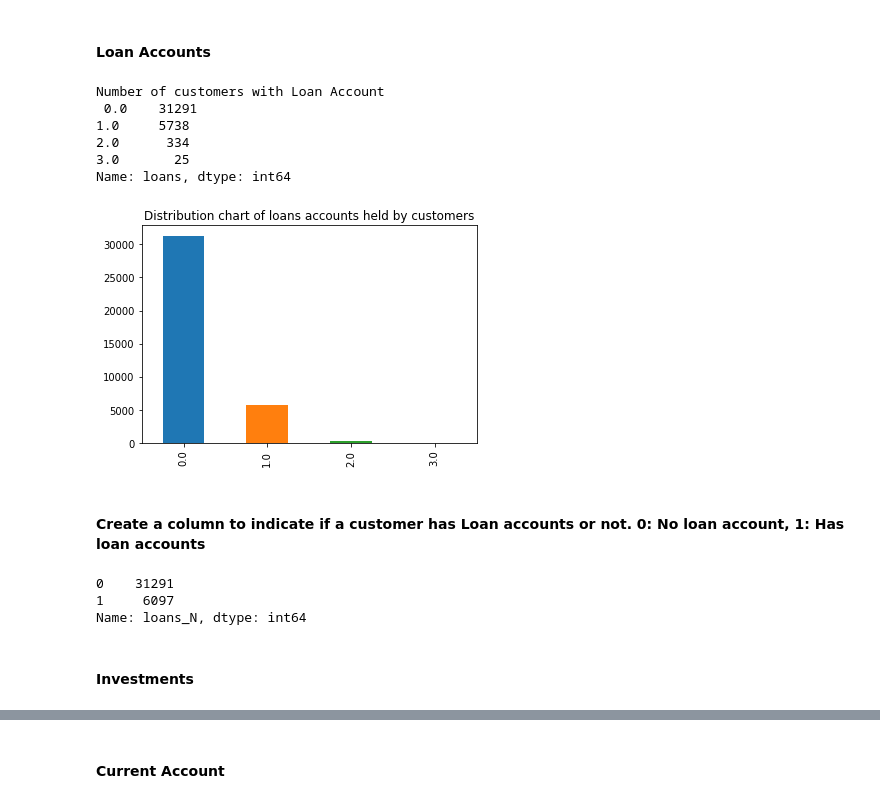
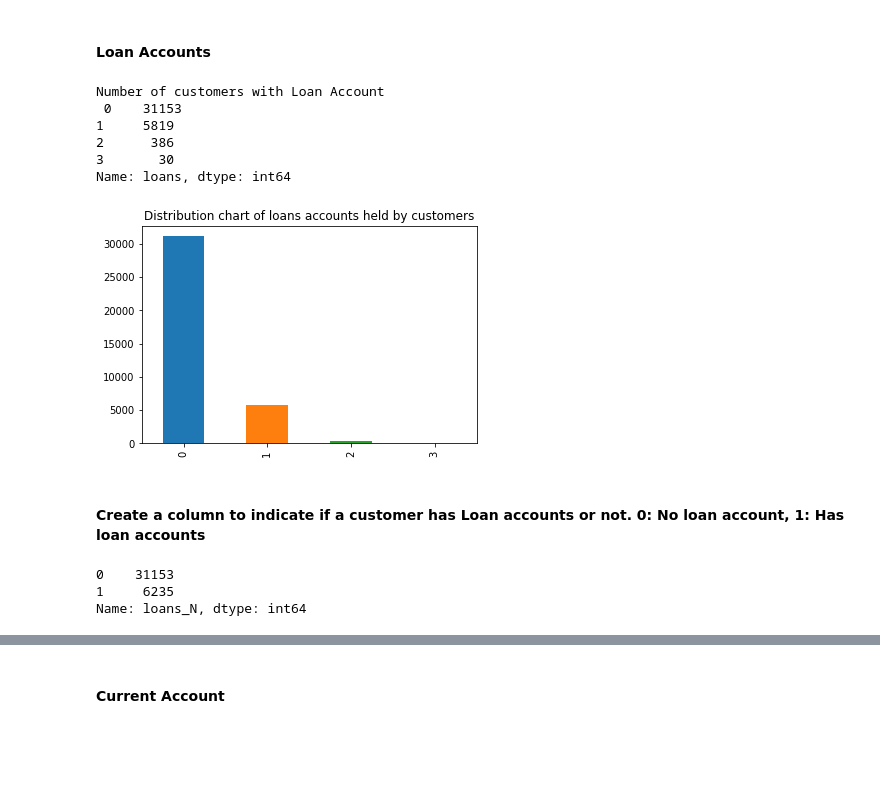
Before and after one commit to yilingzeroone/KE5206CI_CA1SVM, a Jupyter notebook: CA2.ipynb, the cells around one changed output, grey strips where cells are left out. Cells and saved outputs as stored; diff of their text form; code cells hidden in the pictures; blank space fills up the shorter version.

```diff
--- a/CA2.ipynb
+++ b/CA2.ipynb
@@ -220,4 +179,5 @@ appended-encoded shape: (37388, 49)
 # %% [markdown]
 ### Count the number of loan accounts each customer holds
 # %%
-dAnalysisOH['loans'] = dAnalysisOH.apply(lambda row: row.Mortgage + row.credit_Card + row.direct_Debit  + row.Taxes, axis=1)
+dAnalysis['loans'] = dAnalysis.apply(lambda row: row.Mortgage + row.credit_Card + row.direct_Debit  + row.Taxes
+                                         + row.derivative_account + row.securities, axis=1)
@@ -228,7 +184,7 @@ dAnalysisOH['investments'] = dAnalysisOH.apply(lambda row: row.derivative_accoun
 # %% [markdown]
 ### Count the number of savings account each customer holds
 # %%
-dAnalysisOH['savings'] = dAnalysisOH.apply (lambda row: row.payroll_Account
+dAnalysis['savings'] = dAnalysis.apply (lambda row: row.payroll_Account
                                             + row.junior_Account + row.joint_account + row.individual_Account
                                             + row.individual_Plus + row.short_term + row.medium_term + row.long_term
                                             + row.e_account + row.Funds + row.Pensions
@@ -252,8 +208,8 @@ Name: savings, dtype: int64
 # %% [markdown]
 #### Create a column to indicate if a customer has savings accounts or not. 0: No savings account, 1: Has savings accounts
 # %%
-dAnalysisOH['savings_N'] = dAnalysisOH['savings'].apply(lambda x: 1 if x > 0 else 0)
-dAnalysisOH['savings_N'].value_counts().sort_index()
+dAnalysis['savings_N'] = dAnalysis['savings'].apply(lambda x: 1 if x > 0 else 0)
+dAnalysis['savings_N'].value_counts().sort_index()
 # %% [output]
 0    23380
 1    14008
@@ -261,24 +217,22 @@ Name: savings_N, dtype: int64
 # %% [markdown]
 #### Loan Accounts
 # %%
-dAnalysisOH['loans'].value_counts().plot(kind='bar', title='Distribution chart of loans accounts held by customers')
-print("Number of customers with Loan Account\n", dAnalysisOH['loans'].value_counts().sort_index())
+dAnalysis['loans'].value_counts().plot(kind='bar', title='Distribution chart of loans accounts held by customers')
+print("Number of customers with Loan Account\n", dAnalysis['loans'].value_counts().sort_index())
 # %% [output]
 Number of customers with Loan Account
- 0.0    31291
-1.0     5738
-2.0      334
-3.0       25
+ 0    31153
+1     5819
+2      386
+3       30
 Name: loans, dtype: int64
-[figure, old version]
+[figure, new version]
 # %% [markdown]
 #### Create a column to indicate if a customer has Loan accounts or not. 0: No loan account, 1: Has loan accounts
 # %%
-dAnalysisOH['loans_N'] = dAnalysisOH['loans'].apply(lambda x: 1 if x > 0 else 0)
-dAnalysisOH['loans_N'].value_counts().sort_index()
+dAnalysis['loans_N'] = dAnalysis['loans'].apply(lambda x: 1 if x > 0 else 0)
+dAnalysis['loans_N'].value_counts().sort_index()
 # %% [output]
-0    31291
-1     6097
+0    31153
+1     6235
 Name: loans_N, dtype: int64
-# %% [markdown]
-#### Investments
```
Also changed, not shown: parts of 37 cells of this notebook.
